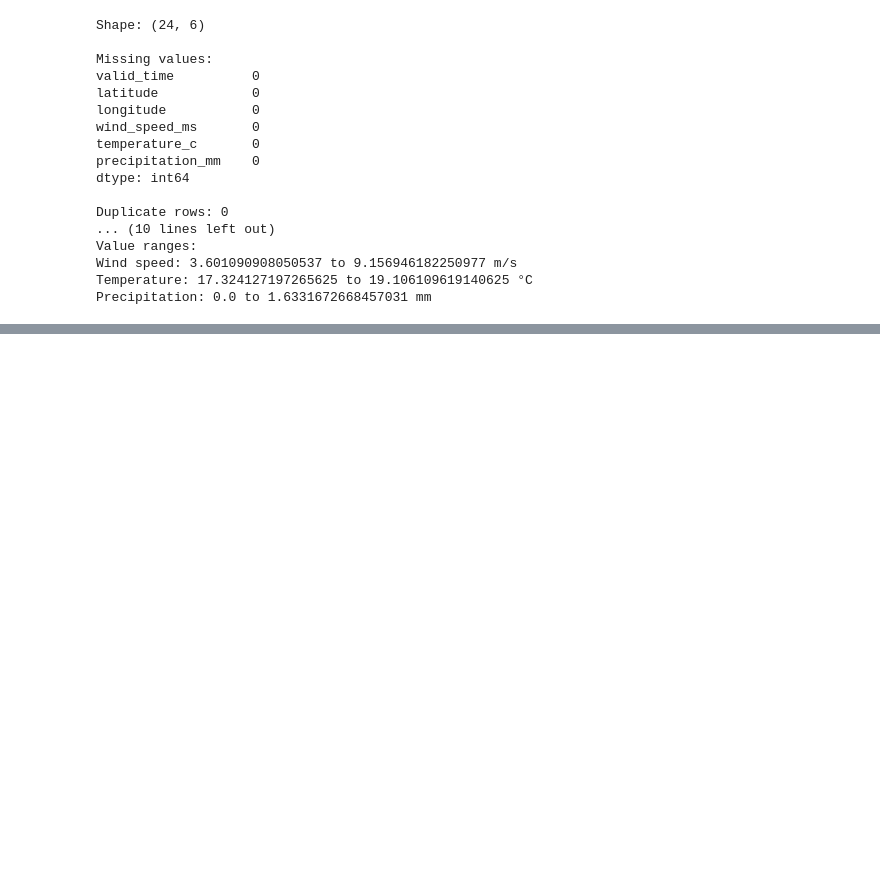
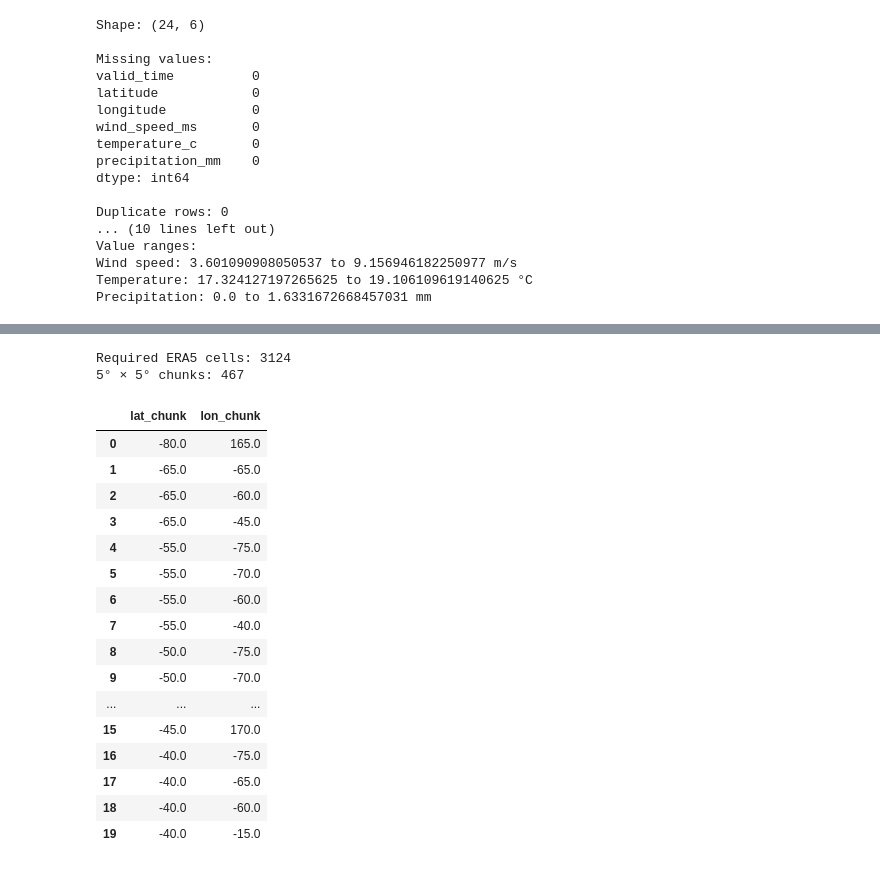
Before and after one commit to Suprabhat4970/MarineGuard-AI, a Jupyter notebook: ml/Weather_Forecasting_Model.ipynb, the cells around one changed output, grey strips where cells are left out. Cells and saved outputs as stored; diff of their text form; code cells hidden in the pictures; blank space fills up the shorter version.

```diff
--- a/ml/Weather_Forecasting_Model.ipynb
+++ b/ml/Weather_Forecasting_Model.ipynb
@@ -2044,0 +2087,44 @@ Precipitation: 0.0 to 1.6331672668457031 mm
+# %%
+era5_5deg = era5_download_list.copy()
+
+era5_5deg["lat_chunk"] = (
+    np.floor(era5_5deg["era5_lat"] / 5) * 5
+)
+
+era5_5deg["lon_chunk"] = (
+    np.floor(era5_5deg["era5_lon"] / 5) * 5
+)
+
+chunks_5deg = (
+    era5_5deg[
+        ["lat_chunk", "lon_chunk"]
+    ]
+    .drop_duplicates()
+    .sort_values(["lat_chunk", "lon_chunk"])
+    .reset_index(drop=True)
+)
+
+print("Required ERA5 cells:", len(era5_download_list))
+print("5° × 5° chunks:", len(chunks_5deg))
+
+display(chunks_5deg.head(20))
+# %% [output]
+Required ERA5 cells: 3124
+5° × 5° chunks: 467
+|  | lat_chunk | lon_chunk |
+| 0 | -80.0 | 165.0 |
+| 1 | -65.0 | -65.0 |
+| 2 | -65.0 | -60.0 |
+| 3 | -65.0 | -45.0 |
+| 4 | -55.0 | -75.0 |
+| 5 | -55.0 | -70.0 |
+| 6 | -55.0 | -60.0 |
+| 7 | -55.0 | -40.0 |
+| 8 | -50.0 | -75.0 |
+| 9 | -50.0 | -70.0 |
+| ... | ... | ... |
+| 15 | -45.0 | 170.0 |
+| 16 | -40.0 | -75.0 |
+| 17 | -40.0 | -65.0 |
+| 18 | -40.0 | -60.0 |
+| 19 | -40.0 | -15.0 |
```
Also changed, not shown: parts of 10 cells of this notebook.
